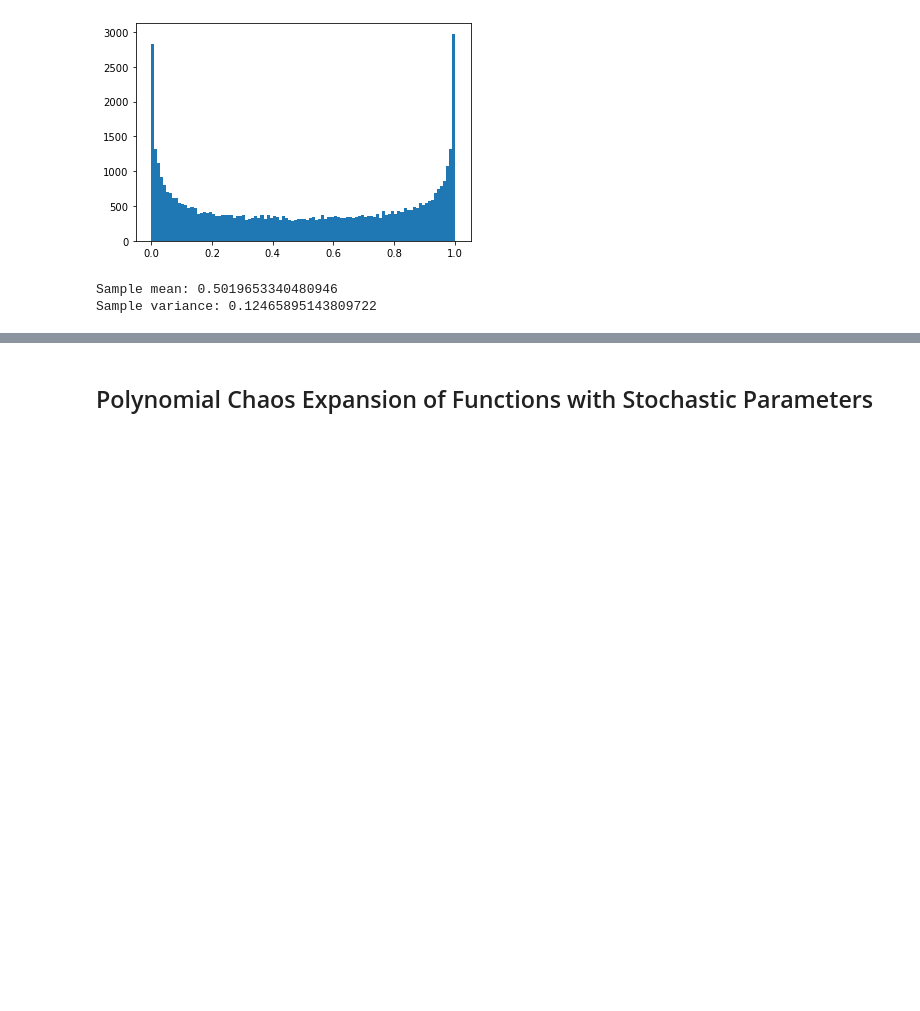
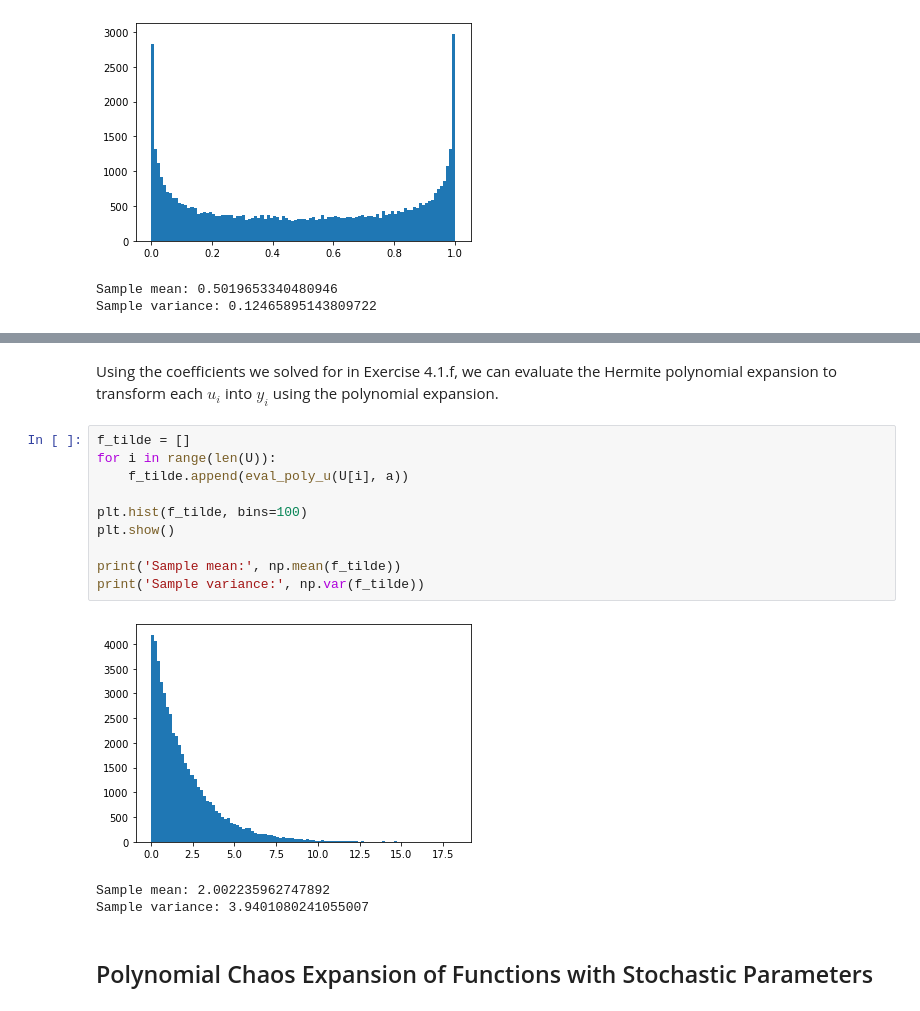
Before and after one commit to dcline1/PolynomialChaos, a Jupyter notebook: ClinePCE.ipynb, the cells around one changed output, grey strips where cells are left out. Drawn from its saved outputs; the diff is of its cells as text; blank space fills up the shorter version.

```diff
--- a/ClinePCE.ipynb
+++ b/ClinePCE.ipynb
@@ -671,3 +742,19 @@ Sample variance: 0.12465895143809722
+# %% [markdown]
+Using the coefficients we solved for in Exercise 4.1.f, we can evaluate the Hermite polynomial expansion to transform each $u_i$ into $y_i$ using the polynomial expansion.
+# %%
+f_tilde = []
+for i in range(len(U)):
+    f_tilde.append(eval_poly_u(U[i], a))
+
+plt.hist(f_tilde, bins=100)
+plt.show()
+
+print('Sample mean:', np.mean(f_tilde))
+print('Sample variance:', np.var(f_tilde))
+# %% [output]
+[figure, added]
+Sample mean: 2.002235962747892
+Sample variance: 3.9401080241055007
 # %% [markdown]
 ## Polynomial Chaos Expansion of Functions with Stochastic Parameters
 # %%
```
Also changed, not shown: parts of 20 cells of this notebook, 2 other files.
